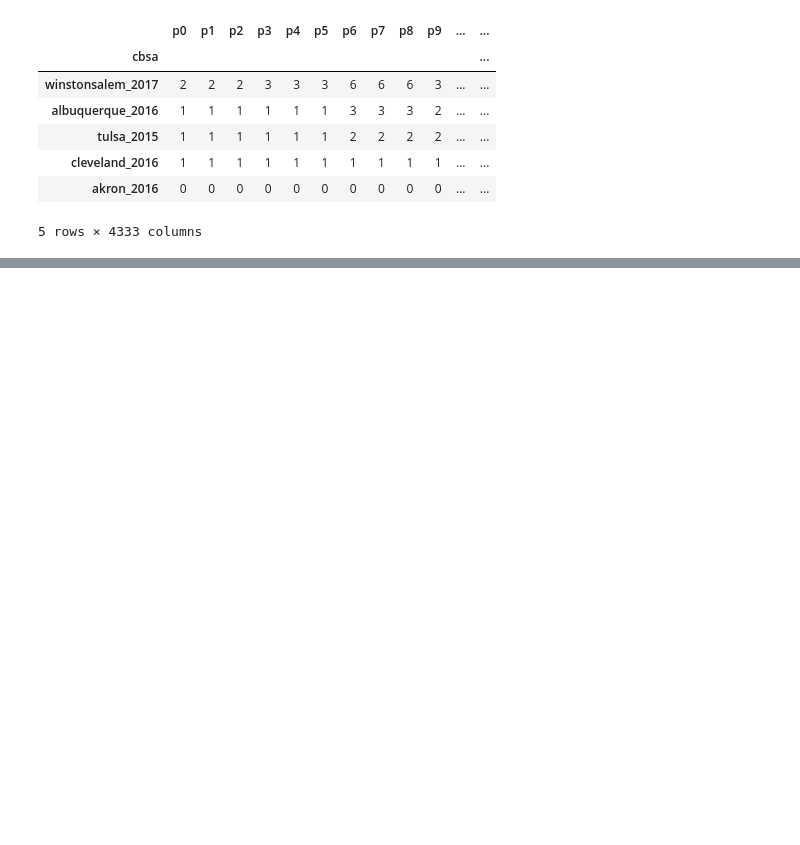
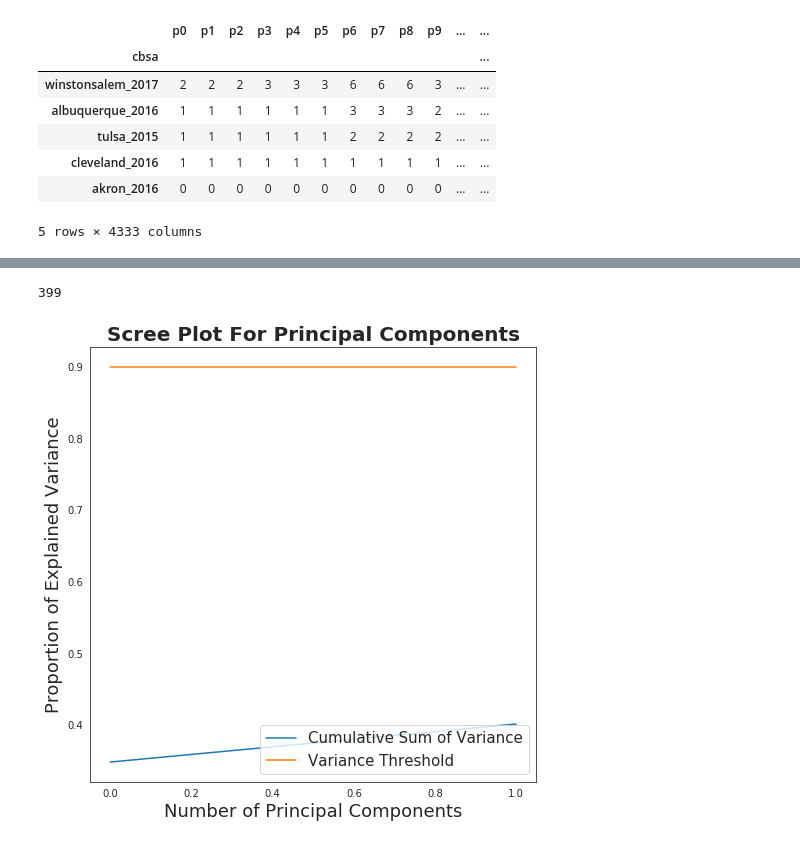
Before and after one commit to jsilber17/GDP-Satellite-Predictions, a Jupyter notebook: code/EDA.ipynb, the cells around one changed output, grey strips where cells are left out. Cells and saved outputs as stored; diff of their text form; code cells hidden in the pictures; blank space fills up the shorter version.

```diff
--- a/code/EDA.ipynb
+++ b/code/EDA.ipynb
@@ -84,0 +115,16 @@ ax.set_ylabel("2nd eigenvector (PC2)");
+# %%
+len(df['gdp_size'])
+# %% [output]
+399
+# %%
+sns.set_style("white")
+fig, ax = plt.subplots(figsize=(8, 8))
+sns.lineplot(x=np.arange(len(pca.explained_variance_ratio_)), y=np.cumsum(pca.explained_variance_ratio_))
+sns.lineplot(x=np.arange(len(pca.explained_variance_ratio_)), y=0.9)
+ax.set_title('Scree Plot For Principal Components', size=20, weight='bold')
+ax.set_ylabel('Proportion of Explained Variance', size=18)
+ax.set_xlabel('Number of Principal Components', size=18)
+ax.legend(labels=(['Cumulative Sum of Variance', 'Variance Threshold']), loc='lower right', prop={'size': 15})
+fig.savefig('scree_plot')
+# %% [output]
+[figure, added]
```
Also changed, not shown: parts of 9 cells of this notebook, 6 other files.
